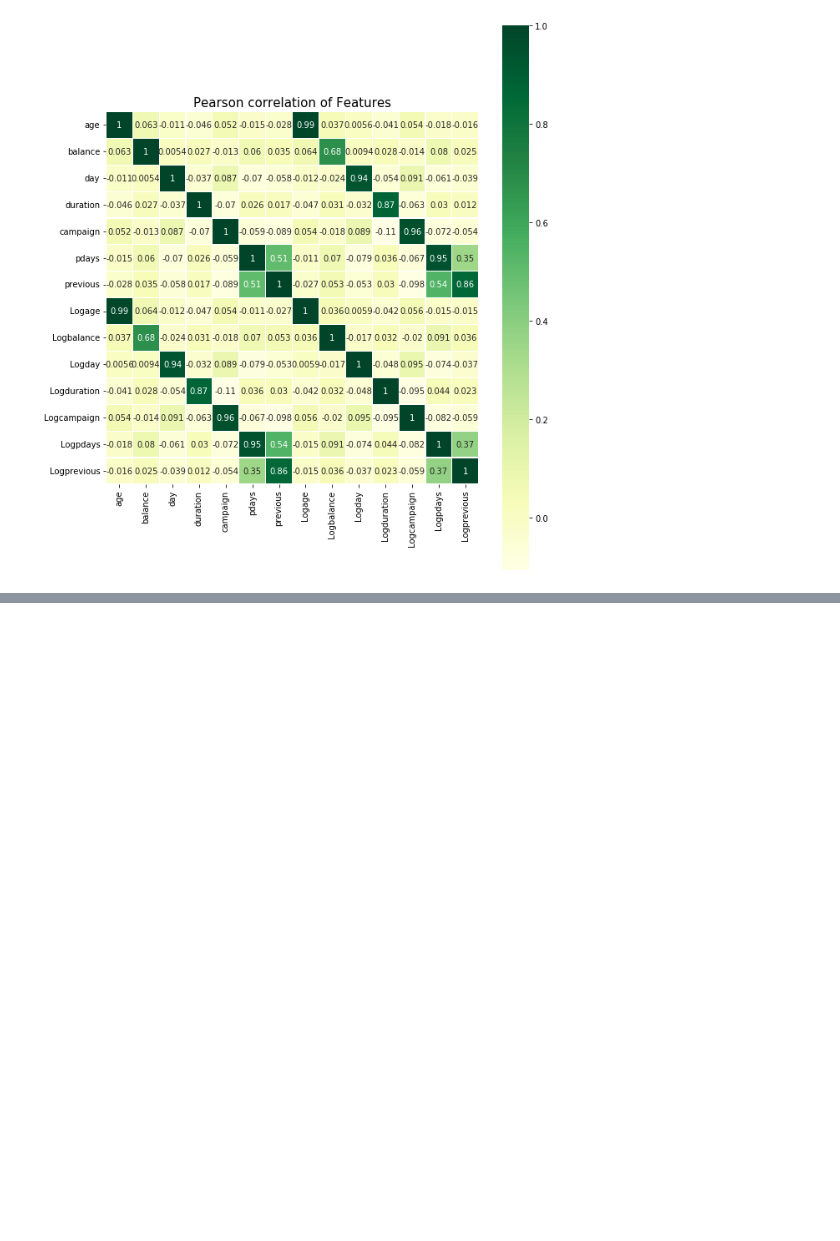
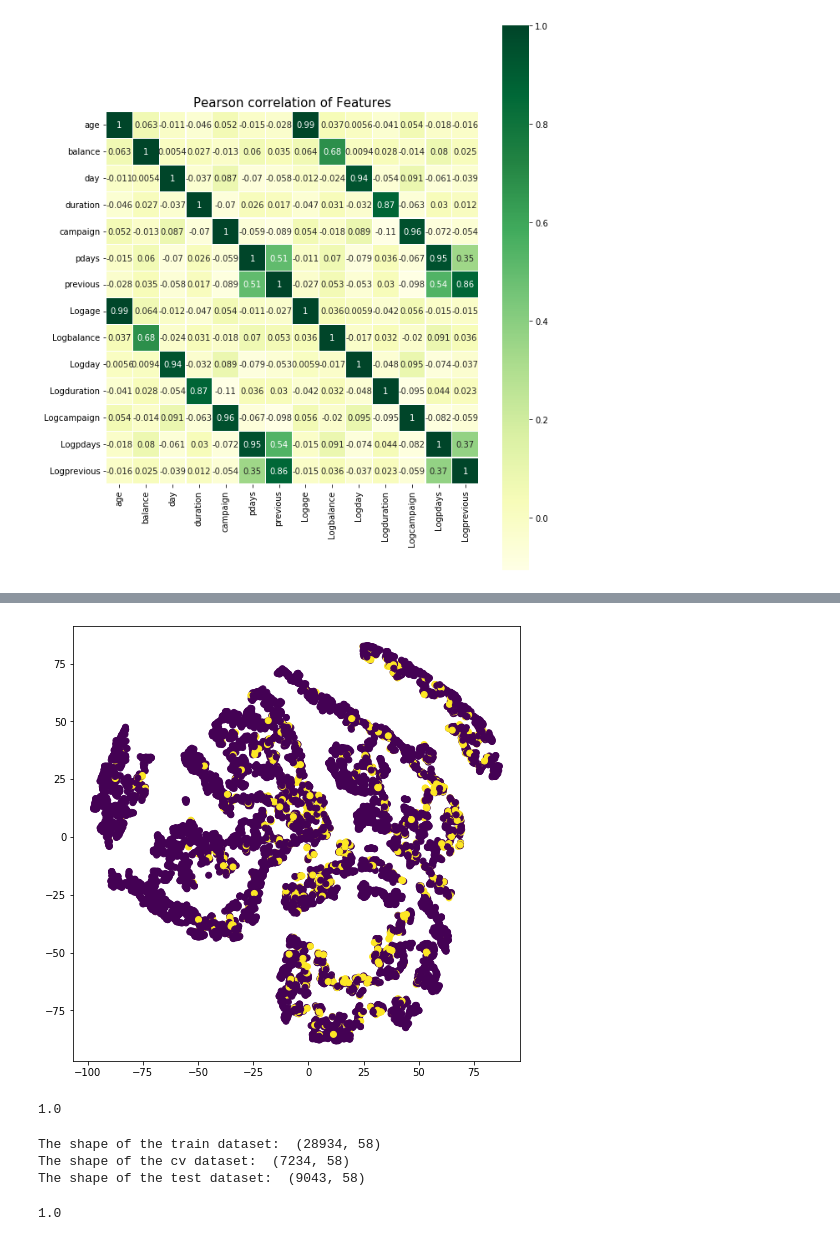
Before and after one commit to LakshmiVidyasagar/Final-Deliverables-Bank-data, a Jupyter notebook: Final Deliverable.ipynb, the cells around one changed output, grey strips where cells are left out. Cells and saved outputs as stored; diff of their text form; code cells hidden in the pictures; blank space fills up the shorter version.

```diff
--- a/Final Deliverable.ipynb
+++ b/Final Deliverable.ipynb
@@ -444,0 +636,51 @@ Text(0.5, 1.05, 'Pearson correlation of Features')
+# %%
+%matplotlib inline
+
+# T-SNE plot for test dataset
+model = TSNE(n_components=2, random_state=0, perplexity=30)
+tsne_data = model.fit_transform(X_test)
+plt.figure(figsize=(8,8))
+plt.scatter(tsne_data[:, 0], tsne_data[:, 1], c=y_test.values)
+plt.show()
+# %% [output]
+[figure, added]
+# %%
+
+#The "duration" is highly correlated with the targeted feature so the final model will not include the duration feature
+# with "duration" column
+
+from sklearn.pipeline import make_pipeline
+from sklearn.preprocessing import StandardScaler
+pipe = make_pipeline(StandardScaler(), LogisticRegression())
+pipe.fit(X_train, y_train)  # apply scaling on training data
+pipe.score(X_test, y_test)
+# %% [output]
+1.0
+# %%
+# with duration column the AUC score is very good, 1.0
+#Now we can remove the duration feature.
+
+# From Train
+X_train = X_train.drop("duration", axis=1)
+print("The shape of the train dataset: ", X_train.shape)
+
+# From CV
+X_cv = X_cv.drop("duration", axis=1)
+print("The shape of the cv dataset: ", X_cv.shape)
+
+# From Test
+X_test = X_test.drop("duration", axis=1)
+print("The shape of the test dataset: ", X_test.shape)
+# %% [output]
+The shape of the train dataset:  (28934, 58)
+The shape of the cv dataset:  (7234, 58)
+The shape of the test dataset:  (9043, 58)
+# %%
+
+
+
+pipe = make_pipeline(StandardScaler(), LogisticRegression())
+pipe.fit(X_train, y_train)  # apply scaling on training data
+pipe.score(X_test, y_test)
+# %% [output]
+1.0
```
Also changed, not shown: parts of 25 cells of this notebook.
